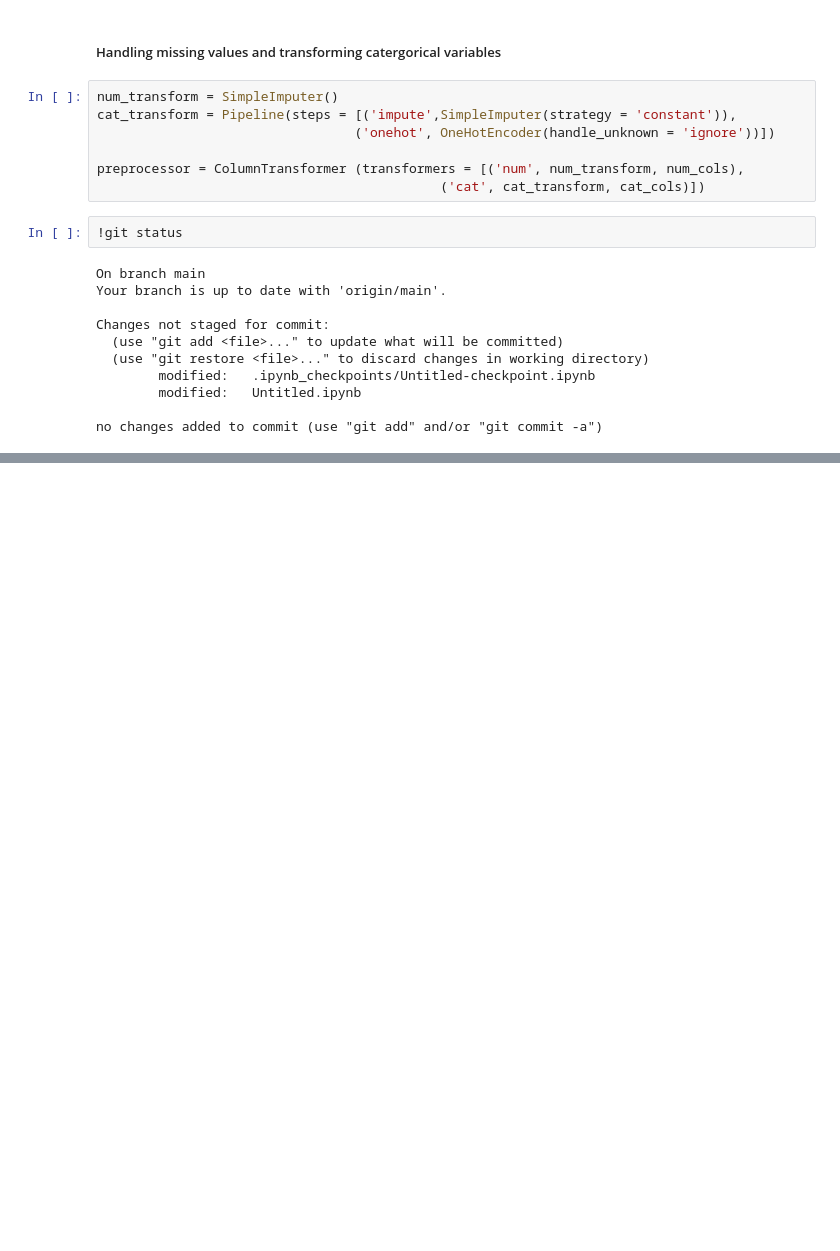
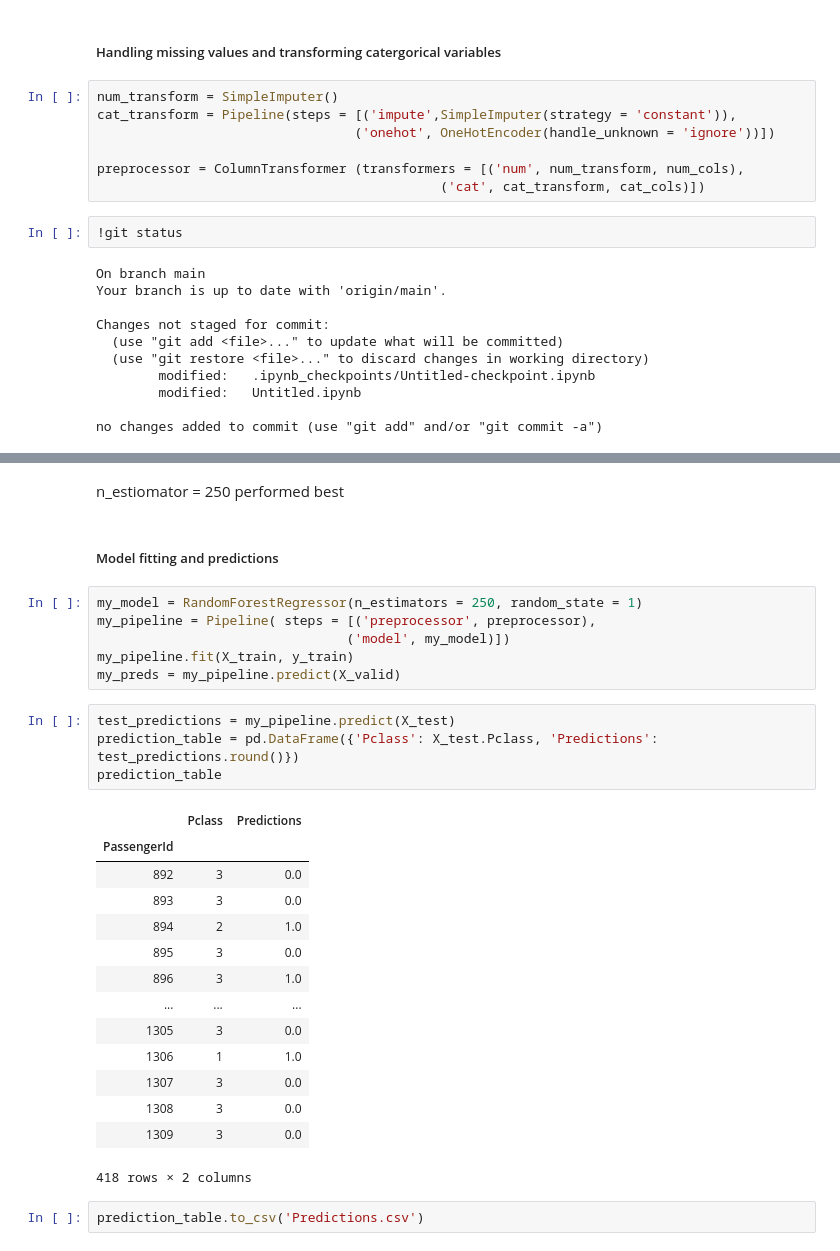
Before and after one commit to Godsfavour1/Tit, a Jupyter notebook: Untitled.ipynb, the cells around one changed output, grey strips where cells are left out. Saved outputs shown, nothing was run; the diff lists cells and outputs as text; blank space fills up the shorter version.

Commit message:
Model Selection and Prediction

```diff
--- a/Untitled.ipynb
+++ b/Untitled.ipynb
@@ -344,0 +381,31 @@ no changes added to commit (use "git add" and/or "git commit -a")
+# %% [markdown]
+n_estiomator = 250 performed best
+# %% [markdown]
+##### Model fitting and predictions
+# %%
+my_model = RandomForestRegressor(n_estimators = 250, random_state = 1)
+my_pipeline = Pipeline( steps = [('preprocessor', preprocessor),
+                                ('model', my_model)])
+my_pipeline.fit(X_train, y_train)
+my_preds = my_pipeline.predict(X_valid)
+# %%
+test_predictions = my_pipeline.predict(X_test)
+prediction_table = pd.DataFrame({'Pclass': X_test.Pclass, 'Predictions': test_predictions.round()})
+prediction_table
+# %% [output]
+|  | Pclass | Predictions |
+| PassengerId |  |  |
+| 892 | 3 | 0.0 |
+| 893 | 3 | 0.0 |
+| 894 | 2 | 1.0 |
+| 895 | 3 | 0.0 |
+| 896 | 3 | 1.0 |
+| ... | ... | ... |
+| 1305 | 3 | 0.0 |
+| 1306 | 1 | 1.0 |
+| 1307 | 3 | 0.0 |
+| 1308 | 3 | 0.0 |
+| 1309 | 3 | 0.0 |
+418 rows × 2 columns
+# %%
+prediction_table.to_csv('Predictions.csv')
```
Also changed, not shown: parts of 6 cells of this notebook, 1 other file.
